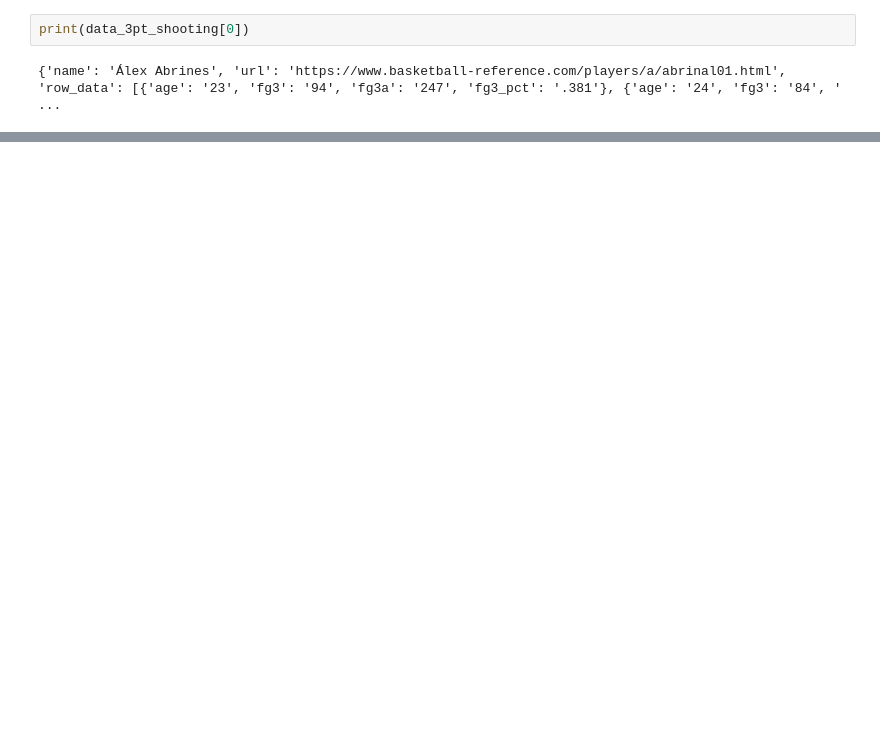
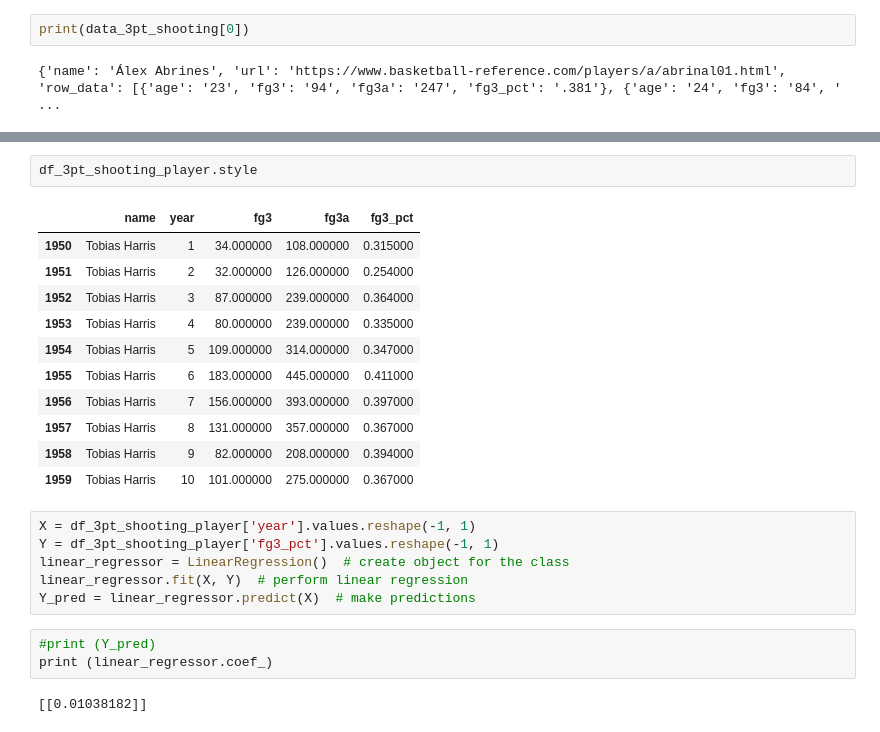
Before and after one commit to hatfieldm48/nba_3pt_shooting_progression, a Jupyter notebook: Notebooks/3pt_shooting_progressions.ipynb, the cells around one changed output, grey strips where cells are left out. Drawn from its saved outputs; the diff is of its cells as text; blank space fills up the shorter version.

```diff
--- a/Notebooks/3pt_shooting_progressions.ipynb
+++ b/Notebooks/3pt_shooting_progressions.ipynb
@@ -67,0 +125,25 @@ if player_highlight:
+# %%
+df_3pt_shooting_player.style
+# %% [output]
+|  | name | year | fg3 | fg3a | fg3_pct |
+| 1950 | Tobias Harris | 1 | 34.000000 | 108.000000 | 0.315000 |
+| 1951 | Tobias Harris | 2 | 32.000000 | 126.000000 | 0.254000 |
+| 1952 | Tobias Harris | 3 | 87.000000 | 239.000000 | 0.364000 |
+| 1953 | Tobias Harris | 4 | 80.000000 | 239.000000 | 0.335000 |
+| 1954 | Tobias Harris | 5 | 109.000000 | 314.000000 | 0.347000 |
+| 1955 | Tobias Harris | 6 | 183.000000 | 445.000000 | 0.411000 |
+| 1956 | Tobias Harris | 7 | 156.000000 | 393.000000 | 0.397000 |
+| 1957 | Tobias Harris | 8 | 131.000000 | 357.000000 | 0.367000 |
+| 1958 | Tobias Harris | 9 | 82.000000 | 208.000000 | 0.394000 |
+| 1959 | Tobias Harris | 10 | 101.000000 | 275.000000 | 0.367000 |
+# %%
+X = df_3pt_shooting_player['year'].values.reshape(-1, 1)
+Y = df_3pt_shooting_player['fg3_pct'].values.reshape(-1, 1)
+linear_regressor = LinearRegression()  # create object for the class
+linear_regressor.fit(X, Y)  # perform linear regression
+Y_pred = linear_regressor.predict(X)  # make predictions
+# %%
+#print (Y_pred)
+print (linear_regressor.coef_)
+# %% [output]
+[[0.01038182]]
```
Also changed, not shown: parts of 9 cells of this notebook.
